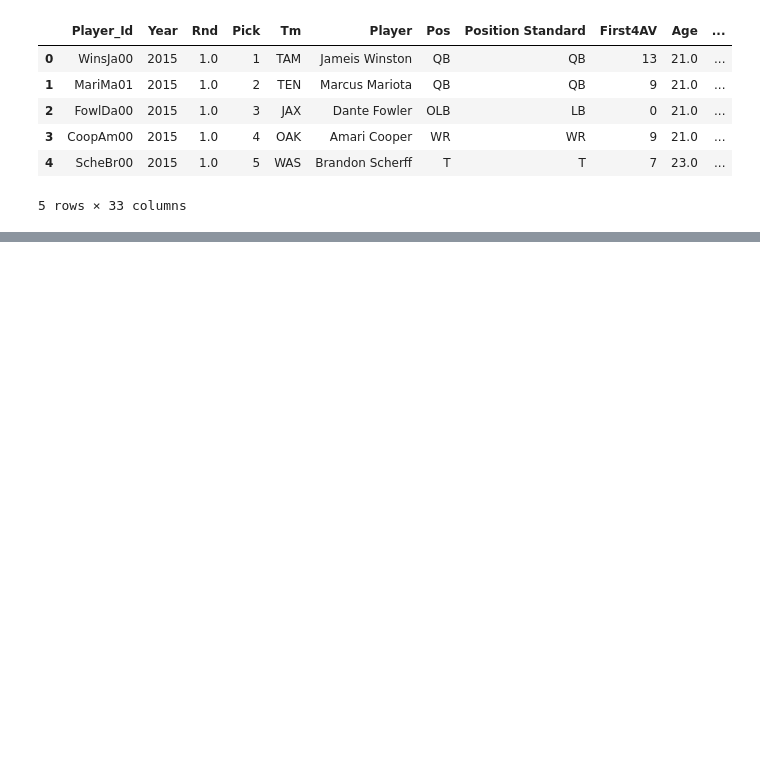
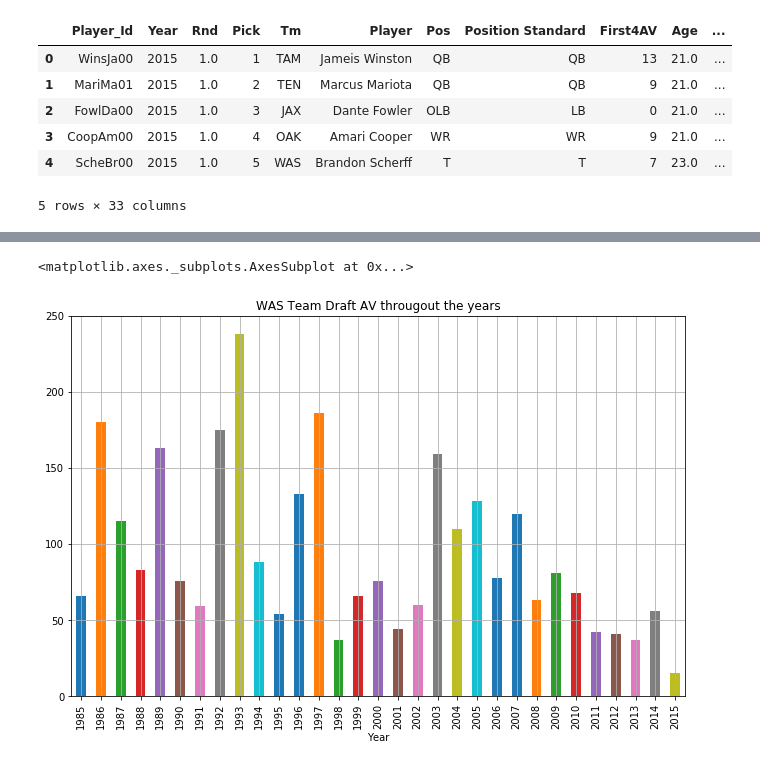
Before and after one commit to GabrielPerson/Data-Science-Project---UFMG, a Jupyter notebook: notebooks/2.0-Person-EDA.ipynb, the cells around one changed output, grey strips where cells are left out. Saved outputs shown, nothing was run; the diff lists cells and outputs as text; code cells hidden in the pictures; blank space fills up the shorter version.

```diff
--- a/notebooks/2.0-Person-EDA.ipynb
+++ b/notebooks/2.0-Person-EDA.ipynb
@@ -51,0 +160,6 @@ DrAV_Team_Year = df_draft.groupby(['Tm','Year']).sum()['DrAV']
+# %%
+teams = set(df_draft['Tm'])
+DrAV_Team_Year['NYG'].plot(kind='bar',figsize=(11,7),title='WAS Team Draft AV througout the years',grid=True)
+# %% [output]
+<matplotlib.axes._subplots.AxesSubplot at 0x...>
+[figure, added]
```
Also changed, not shown: parts of 15 cells of this notebook, 1 other file.
